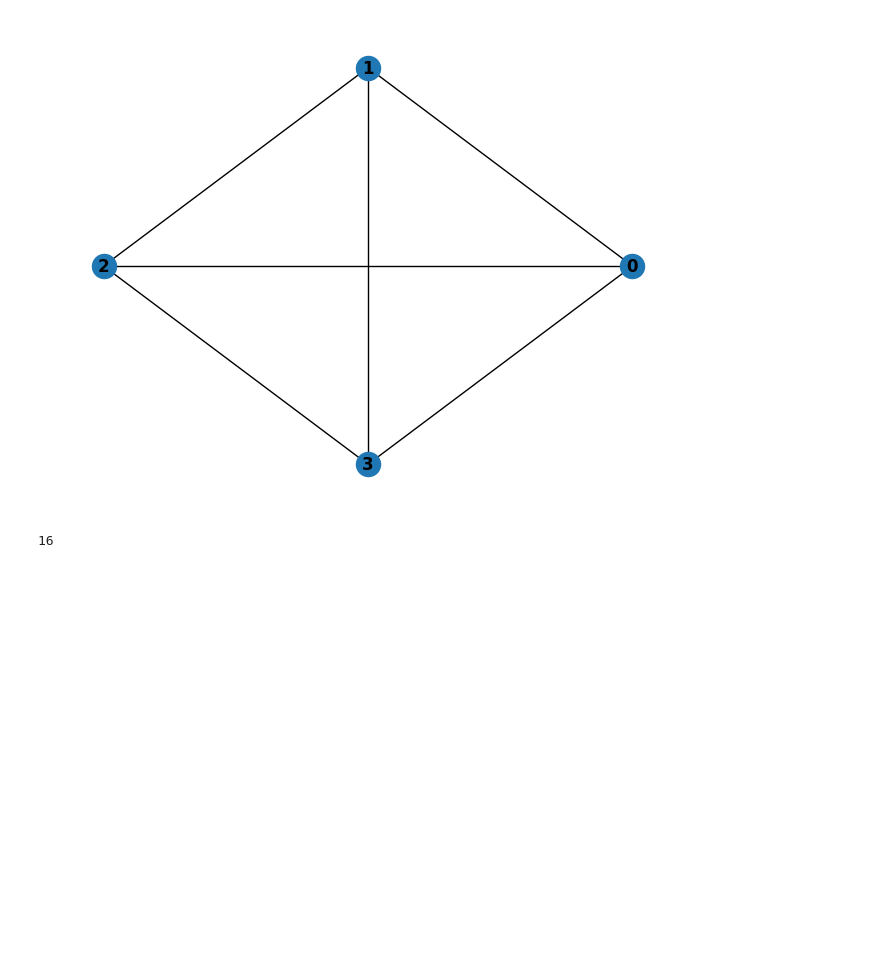
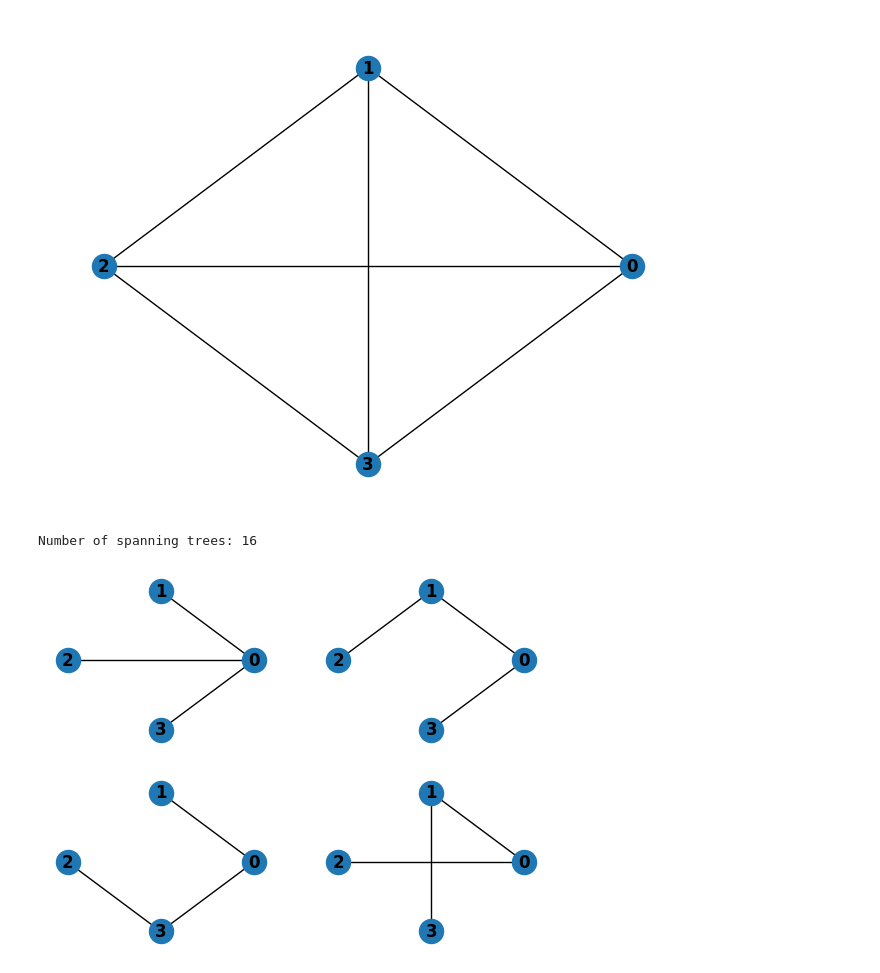
Before and after one commit to MarcTasca/network_dynamics, a Jupyter notebook: labs_mine/lab00.ipynb, the cells around one changed output. Drawn from its saved outputs; the diff is of its cells as text; code cells hidden in the pictures; blank space fills up the shorter version.

```diff
--- a/labs_mine/lab00.ipynb
+++ b/labs_mine/lab00.ipynb
@@ -265,12 +265,20 @@ Number of subgraphs: 64
 # %%
 # compute and draw all the spanning graphs of G (they are trees)
 # for subgraph in subgraphs:
 #     if nx.is_tree(G.edge_subgraph(subgraph)):
 #         nx.draw_circular(G.edge_subgraph(subgraph), with_labels=True, font_weight='bold')
 #         plt.show()
 
 n_nodes = 4
 spanning_trees = [H for H in subgraphs if nx.is_tree(H) and len(H.nodes()) == n_nodes]
-len(spanning_trees)
+
+# print the number of spanning trees
+print(f"Number of spanning trees: {len(spanning_trees)}")
+
+# print the first 4 spanning trees
+for i in range(4):
+    plt.subplot(2,2,i+1)
+    nx.draw_circular(spanning_trees[i], with_labels=True, font_weight='bold')
 # %% [output]
-16
+Number of spanning trees: 16
+[figure, added]
```
Also changed, not shown: parts of 5 cells of this notebook, 2 other files.
